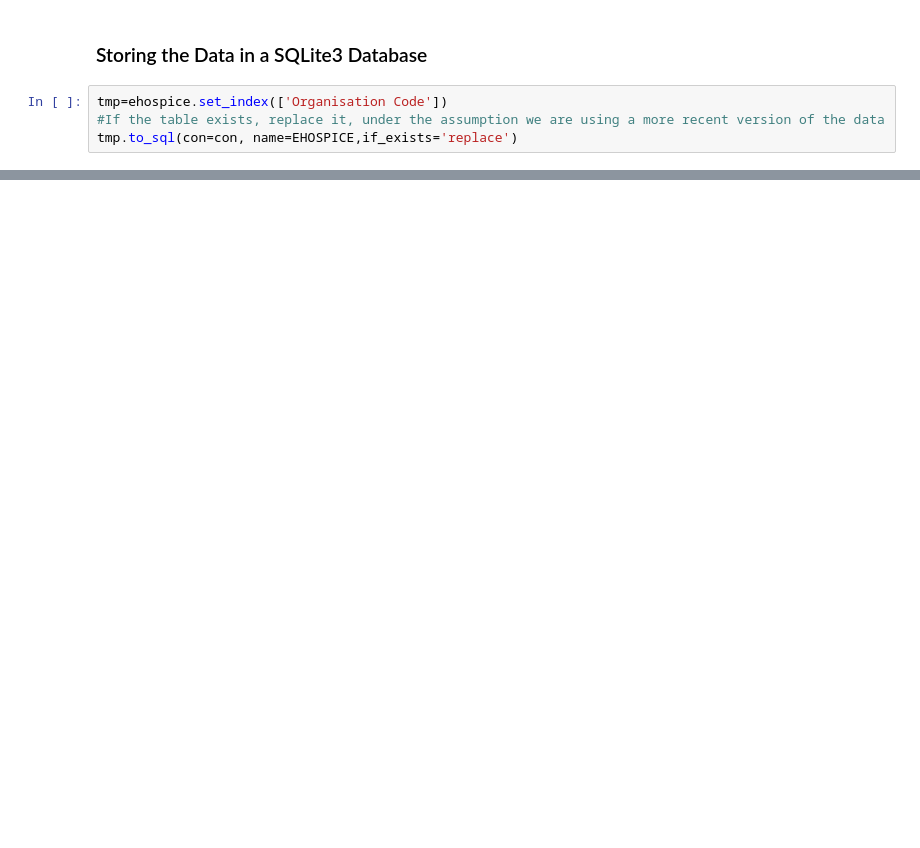
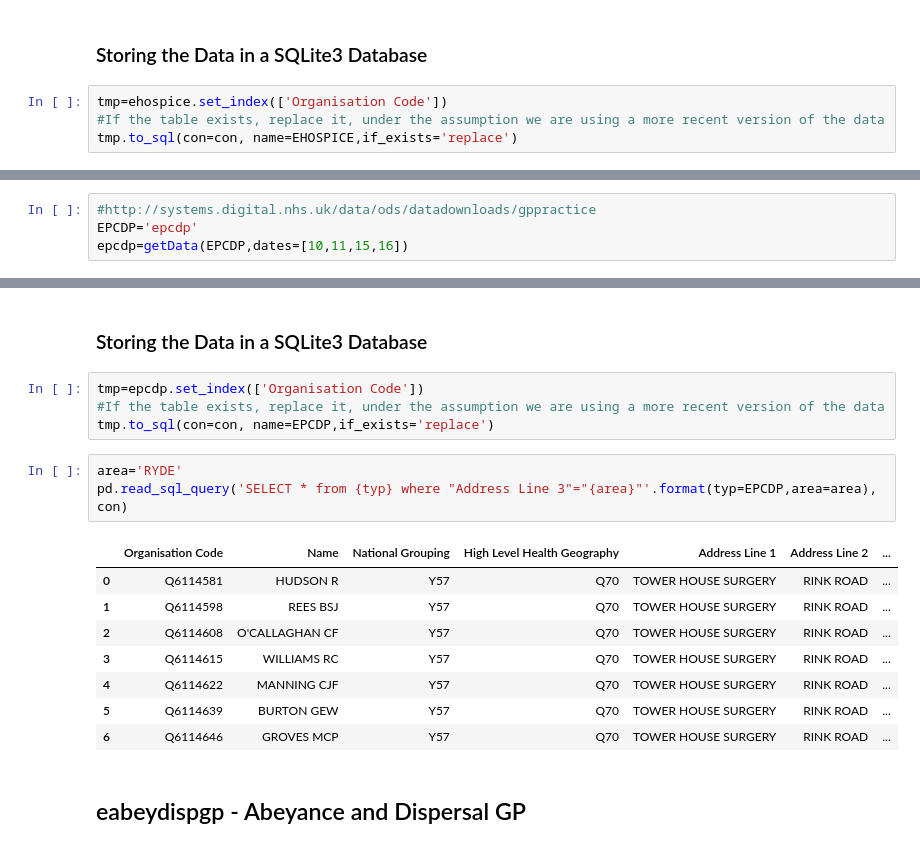
Before and after one commit to psychemedia/openHealthDataDoodles, a Jupyter notebook: notebooks/NHS and GP Administrative Data.ipynb, the cells around one changed output, grey strips where cells are left out. Cells and saved outputs as stored; diff of their text form; blank space fills up the shorter version.

```diff
--- a/notebooks/NHS and GP Administrative Data.ipynb
+++ b/notebooks/NHS and GP Administrative Data.ipynb
@@ -717,0 +881,4 @@ pd.read_sql_query('SELECT * from {typ} where "Address Line 4"="{area}"'.format(t
+# %%
+#http://systems.digital.nhs.uk/data/ods/datadownloads/gppractice
+EPCDP='epcdp'
+epcdp=getData(EPCDP,dates=[10,11,15,16])
@@ -717,0 +916,20 @@ pd.read_sql_query('SELECT * from {typ} where "Address Line 4"="{area}"'.format(t
+# %% [markdown]
+### Storing the Data in a SQLite3 Database
+# %%
+tmp=epcdp.set_index(['Organisation Code'])
+#If the table exists, replace it, under the assumption we are using a more recent version of the data
+tmp.to_sql(con=con, name=EPCDP,if_exists='replace')
+# %%
+area='RYDE'
+pd.read_sql_query('SELECT * from {typ} where "Address Line 3"="{area}"'.format(typ=EPCDP,area=area), con)
+# %% [output]
+|  | Organisation Code | Name | National Grouping | High Level Health Geography | Address Line 1 | Address Line 2 | ... |
+| 0 | Q6114581 | HUDSON R | Y57 | Q70 | TOWER HOUSE SURGERY | RINK ROAD | ... |
+| 1 | Q6114598 | REES BSJ | Y57 | Q70 | TOWER HOUSE SURGERY | RINK ROAD | ... |
+| 2 | Q6114608 | O'CALLAGHAN CF | Y57 | Q70 | TOWER HOUSE SURGERY | RINK ROAD | ... |
+| 3 | Q6114615 | WILLIAMS RC | Y57 | Q70 | TOWER HOUSE SURGERY | RINK ROAD | ... |
+| 4 | Q6114622 | MANNING CJF | Y57 | Q70 | TOWER HOUSE SURGERY | RINK ROAD | ... |
+| 5 | Q6114639 | BURTON GEW | Y57 | Q70 | TOWER HOUSE SURGERY | RINK ROAD | ... |
+| 6 | Q6114646 | GROVES MCP | Y57 | Q70 | TOWER HOUSE SURGERY | RINK ROAD | ... |
+# %% [markdown]
+## eabeydispgp - Abeyance and Dispersal GP
```
Also changed, not shown: parts of 42 cells of this notebook, 1 other file.
